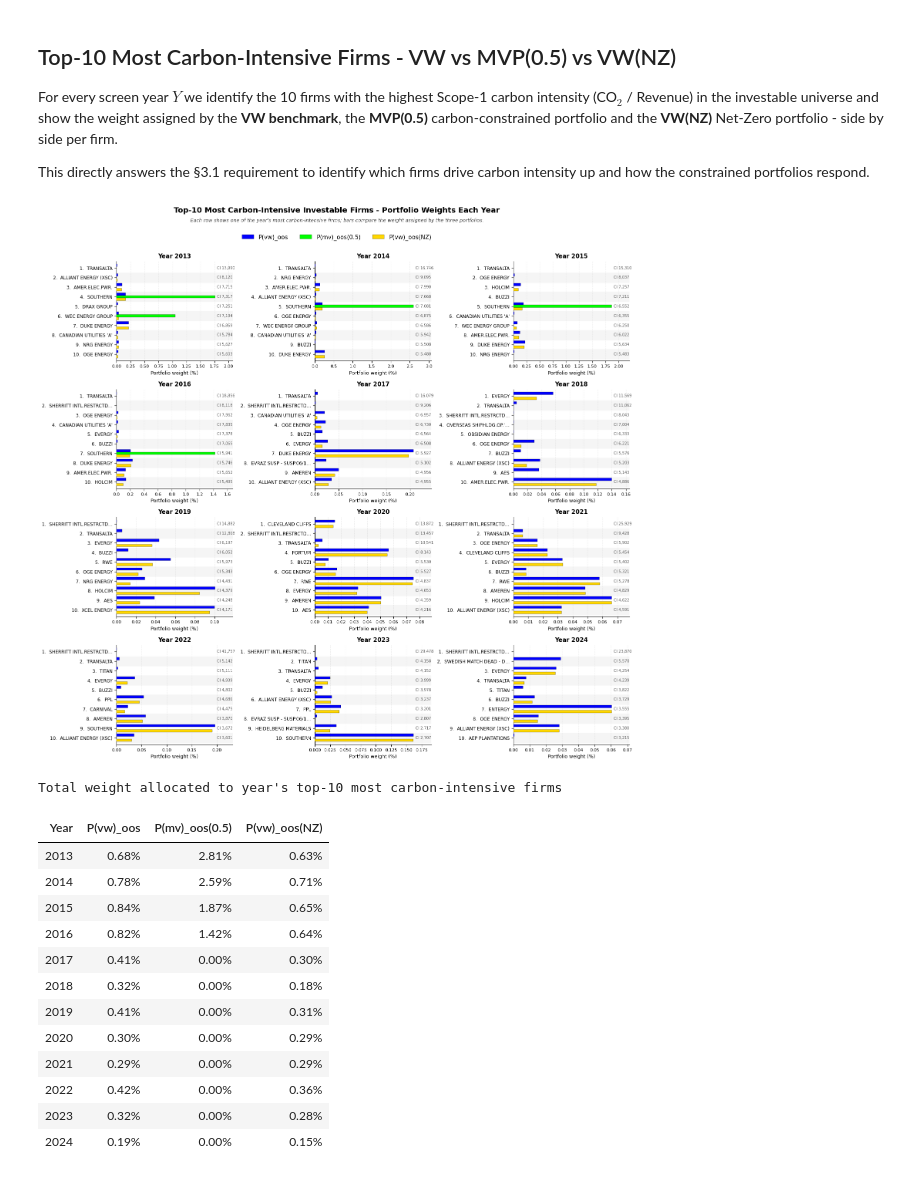
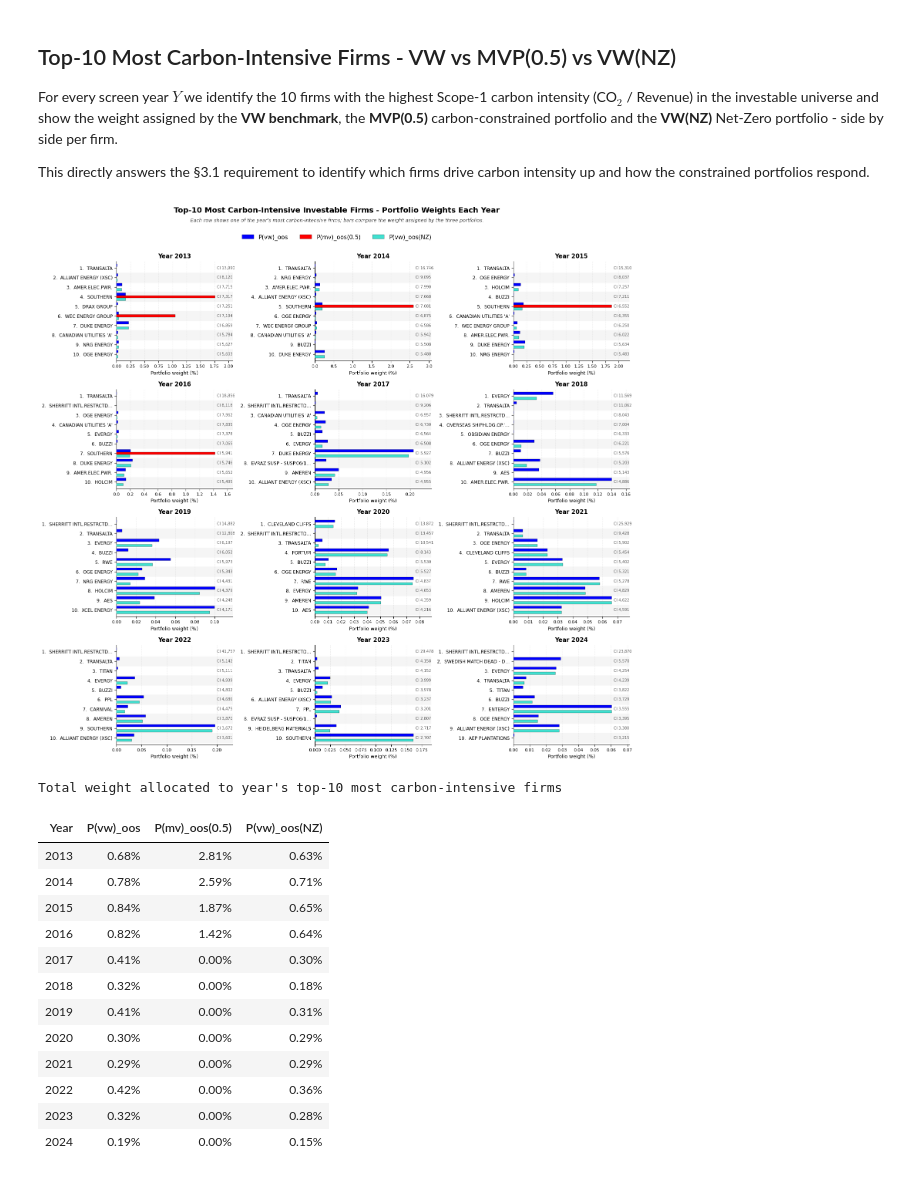
Before and after one commit to Saarujan06/Sustainability-Aware-Asset-Management-Project, a Jupyter notebook: final_notebook.ipynb, the cells around one changed output. Saved outputs shown, nothing was run; the diff lists cells and outputs as text; code cells hidden in the pictures.

```diff
--- a/final_notebook.ipynb
+++ b/final_notebook.ipynb
@@ -2150,8 +2150,8 @@ vw_weights_by_year = pd.DataFrame(vw_weights_rows)
 
 PORTFOLIOS = [
     ("P(vw)_oos",      vw_weights_by_year,    "blue"),
-    ("P(mv)_oos(0.5)", mvp05_weights_by_year, "lime"),
-    ("P(vw)_oos(NZ)",  nz_weights_by_year,    "gold"),
+    ("P(mv)_oos(0.5)", mvp05_weights_by_year, "red"),
+    ("P(vw)_oos(NZ)",  nz_weights_by_year,    "turquoise"),
 ]
 
 def _top10_panel(year):
@@ -2236,34 +2236,34 @@ plt.show()
 agg_rows = []
 for year in years:
     panel = _top10_panel(year)
     if panel.empty: continue
     agg_rows.append({
         "Year": year,
         **{label: panel[label].sum() for label, _, _ in PORTFOLIOS}
     })
 top10_share = pd.DataFrame(agg_rows).set_index("Year")
 display(
     top10_share.reset_index().style
         .format("{:.2%}", subset=["P(vw)_oos", "P(mv)_oos(0.5)", "P(vw)_oos(NZ)"])
         .hide(axis="index")
         .set_caption("Total weight allocated to year's top-10 most carbon-intensive firms")
         .set_table_styles([
             {"selector": "caption",
              "props": [("caption-side", "top"),
                        ("font-weight", "bold"),
                        ("padding", "8px"),
                        ("border", "1px solid #444"),
                        ("border-bottom", "none"),
                        ("text-align", "center")]},
             {"selector": "",
              "props": [("border-collapse", "collapse")]},
             {"selector": "th, td",
              "props": [("border", "1px solid #444")]},
         ])
 )
 top10_share.to_csv(OUT_DIR / "top10ci_aggregate_share.csv")
 # %% [output]
-[figure, old version]
+[figure, new version]
 Total weight allocated to year's top-10 most carbon-intensive firms
 | Year | P(vw)_oos | P(mv)_oos(0.5) | P(vw)_oos(NZ) |
 | 2013 | 0.68% | 2.81% | 0.63% |
```
Also changed, not shown: parts of 8 cells of this notebook, 17 other files.
